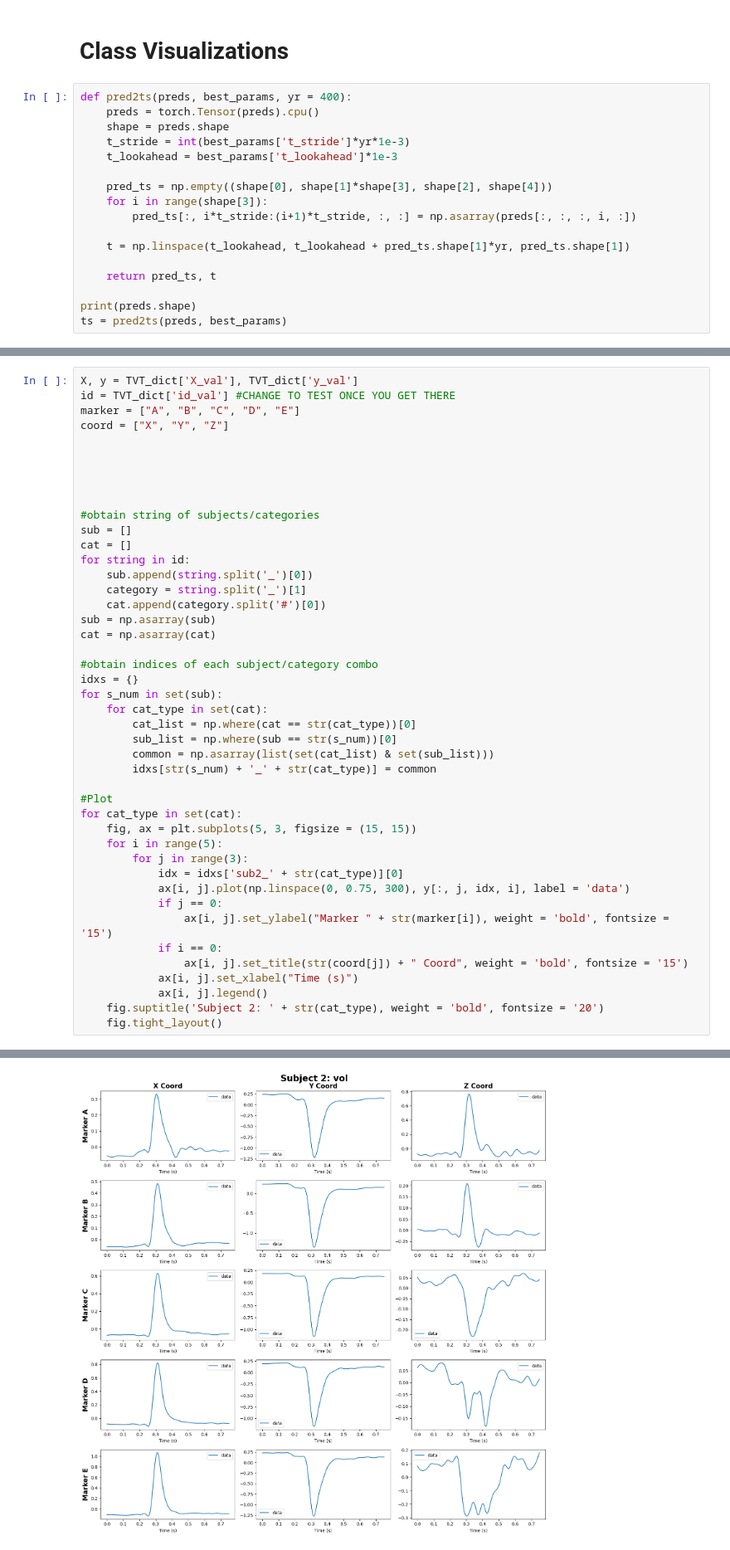
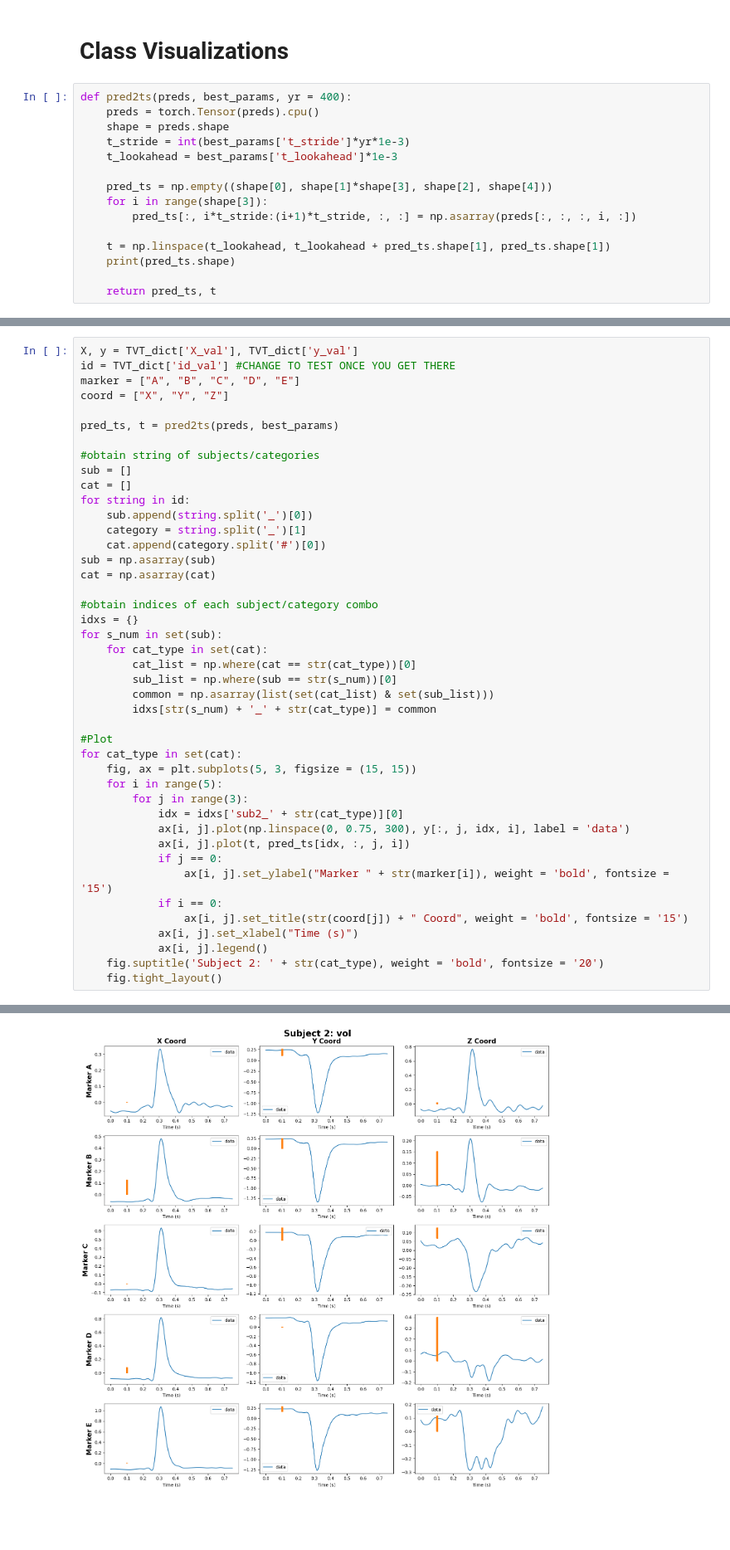
Before and after one commit to Jezen5Volk/Eyelid-Modeling, a Jupyter notebook: Model Comparison.ipynb, the cells around one changed output, grey strips where cells are left out. Shown at 83% size. Cells and saved outputs as stored; diff of their text form; blank space fills up the shorter version.

Commit message:
pred2ts debugged

```diff
--- a/Model Comparison.ipynb
+++ b/Model Comparison.ipynb
@@ -107,9 +107,7 @@ def pred2ts(preds, best_params, yr = 400):
     for i in range(shape[3]):
         pred_ts[:, i*t_stride:(i+1)*t_stride, :, :] = np.asarray(preds[:, :, :, i, :])
 
-    t = np.linspace(t_lookahead, t_lookahead + pred_ts.shape[1]*yr, pred_ts.shape[1])
+    t = np.linspace(t_lookahead, t_lookahead + pred_ts.shape[1], pred_ts.shape[1])
+    print(pred_ts.shape)
 
     return pred_ts, t
-
-print(preds.shape)
-ts = pred2ts(preds, best_params)
@@ -122,9 +117,7 @@ id = TVT_dict['id_val'] #CHANGE TO TEST ONCE YOU GET THERE
 marker = ["A", "B", "C", "D", "E"]
 coord = ["X", "Y", "Z"]
 
-
-
-
+pred_ts, t = pred2ts(preds, best_params)
 
 #obtain string of subjects/categories
 sub = []
@@ -152,6 +145,7 @@ for cat_type in set(cat):
         for j in range(3):
             idx = idxs['sub2_' + str(cat_type)][0]
             ax[i, j].plot(np.linspace(0, 0.75, 300), y[:, j, idx, i], label = 'data')
+            ax[i, j].plot(t, pred_ts[idx, :, j, i])
             if j == 0:
                 ax[i, j].set_ylabel("Marker " + str(marker[i]), weight = 'bold', fontsize = '15')
             if i == 0:
@@ -168 +161 @@ torch.Size([3, 9, 3, 30, 5])
-[figure, old version]
+[figure, new version]
```
Also changed, not shown: parts of 2 cells of this notebook.
